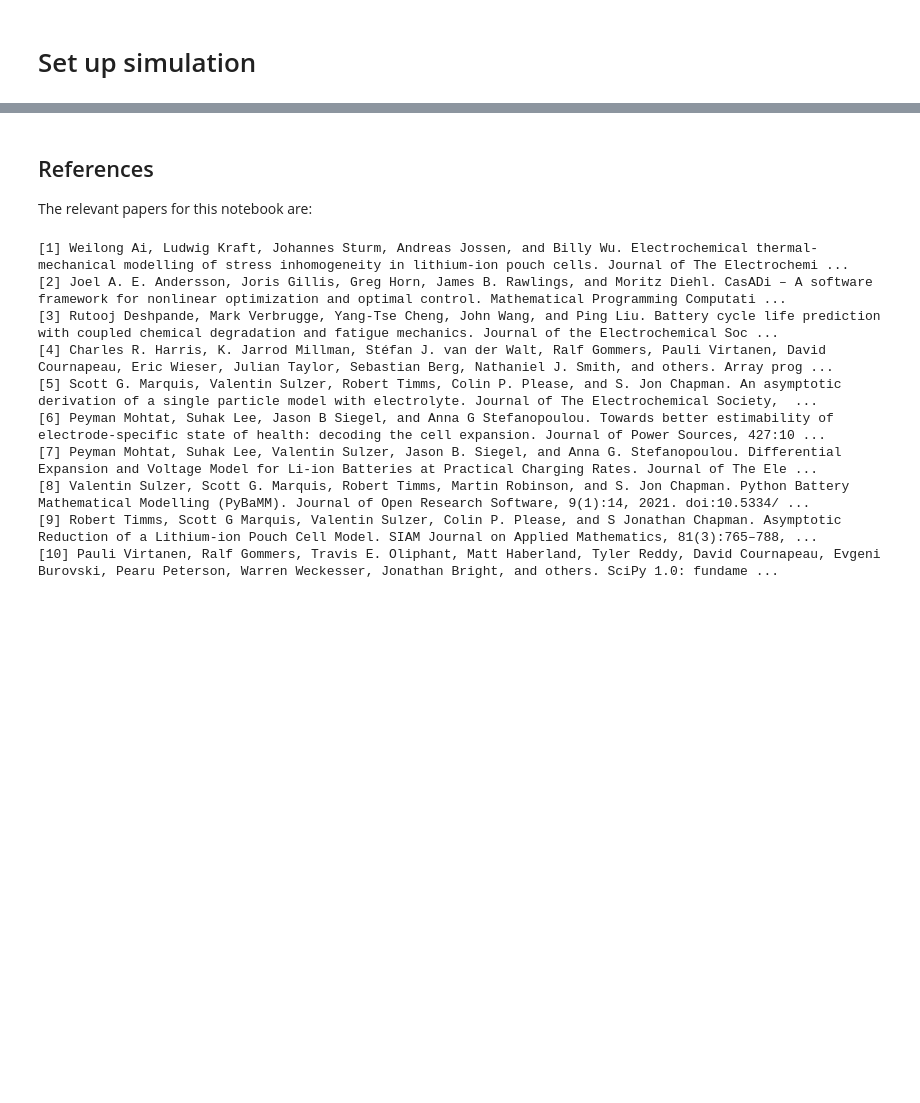
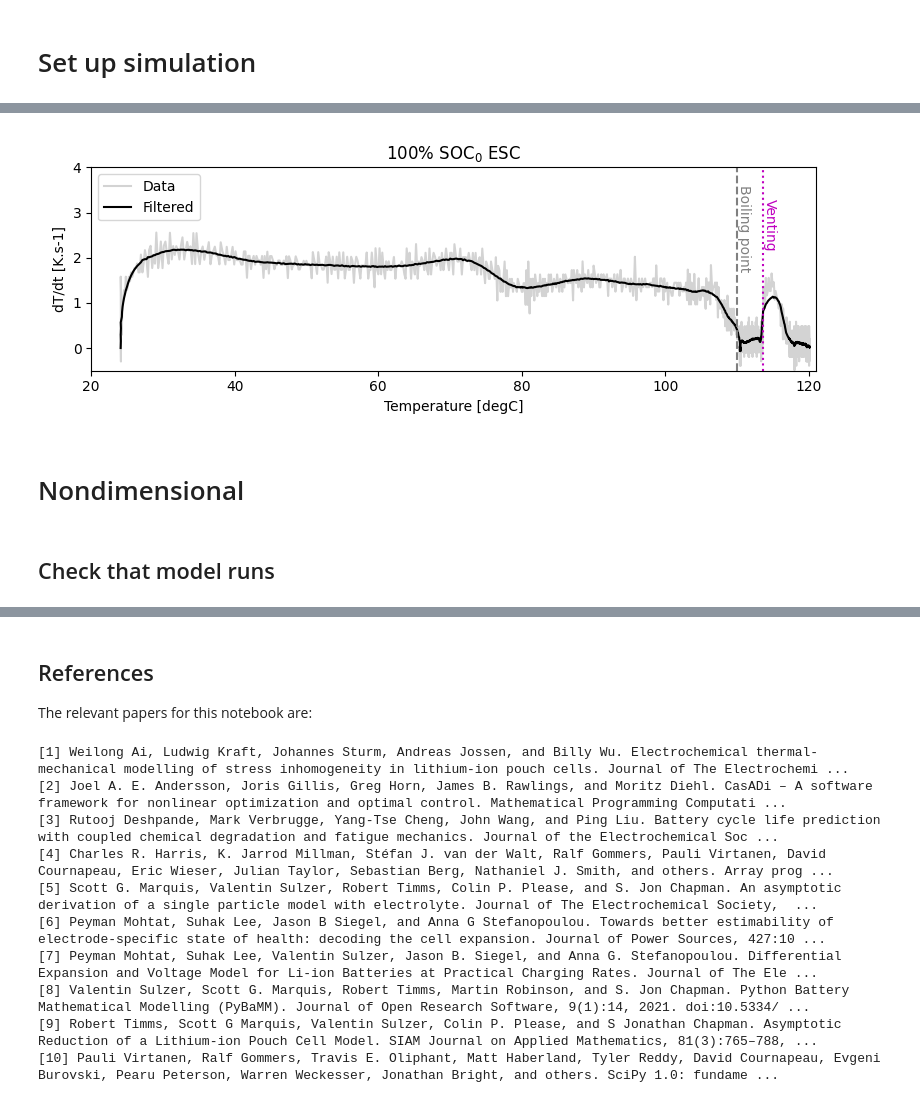
Before and after one commit to viviantran27/PyBaMM, a Jupyter notebook: fast_discharge/Archive/SPM_ESC_thermal_fitting_external.ipynb, the cells around one changed output, grey strips where cells are left out. Cells and saved outputs as stored; diff of their text form; code cells hidden in the pictures; blank space fills up the shorter version.

```diff
--- a/fast_discharge/Archive/SPM_ESC_thermal_fitting_external.ipynb
+++ b/fast_discharge/Archive/SPM_ESC_thermal_fitting_external.ipynb
@@ -399,0 +133,34 @@ interactive(children=(FloatSlider(value=0.0, description='t', max=3600.0, step=1
+# %%
+dTdt_data = np.diff(data.Temp)/np.diff(data.t)
+dT_filtered = signal.savgol_filter(dTdt_data, 10*5,3)
+
+# plot
+t_plot_end = 120
+fig, ax= plt.subplots(1, 1, figsize=(8, 3))
+ax.plot(data.Temp[data.t<t_plot_end], dTdt_data[data.t[0:-1]<t_plot_end], color = "lightgrey", label = "Data")
+ax.plot(data.Temp[data.t<t_plot_end], dT_filtered[data.t[0:-1]<t_plot_end], color = "k", label = "Filtered")
+ax.set_xlabel("Temperature [degC]")
+ax.set_ylabel("dT/dt [K.s-1]")
+ax.legend()
+ax.set_ylim([-0.5, 4])
+ax.set_xlim([20,121])
+
+plt.title(str(int(SOC_0*100)) + "% SOC$_0$ ESC")
+
+T_bps = [110]
+
+for T in T_bps:
+    ylims = ax.get_ylim()
+    ax.plot([T]*2, list(ylims), color = 'grey', linestyle = '--')
+    ax.annotate('Boiling point', xy=(T, np.diff(ylims)*0.5+ ylims[0]), rotation=-90, color = 'grey')
+    ax.set_ylim(ylims) # keep original limits
+
+if SOC_0 == 1:
+    t_vent = 80
+    T_vent = data.Temp[data.t == t_vent]
+    ax.plot([T_vent]*2, list(ylims), color = 'm', linestyle = ':')
+    ax.annotate('Venting', xy=(T_vent, np.diff(ylims)*0.6+ ylims[0]), rotation=-90, color = 'm')
+plt.tight_layout()
+plt.show()
+# %% [output]
+[figure, added]
@@ -399,0 +181,4 @@ interactive(children=(FloatSlider(value=0.0, description='t', max=3600.0, step=1
+# %% [markdown]
+# Nondimensional
+# %% [markdown]
+## Check that model runs
```
Also changed, not shown: parts of 49 cells of this notebook, 26 other files.
